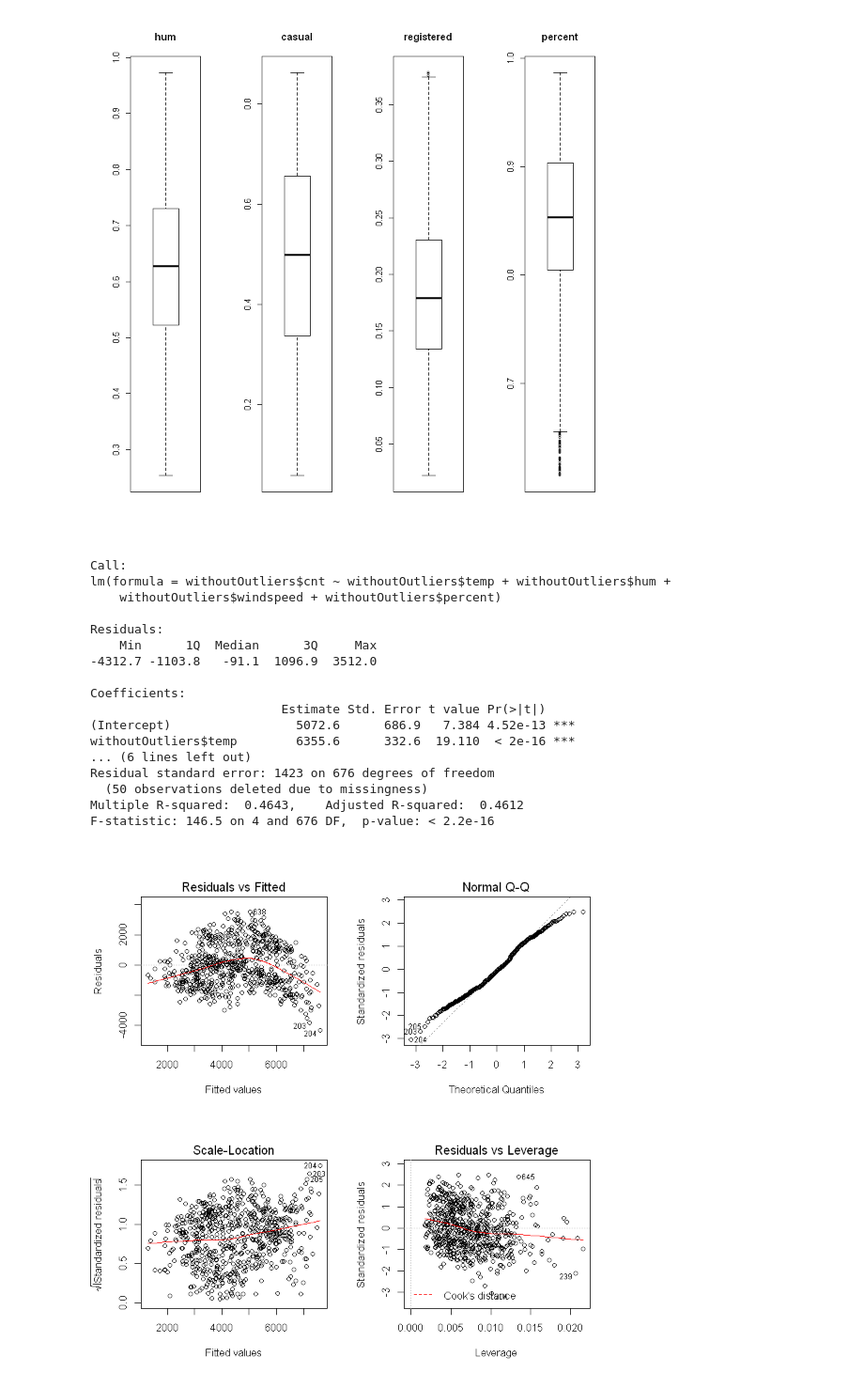
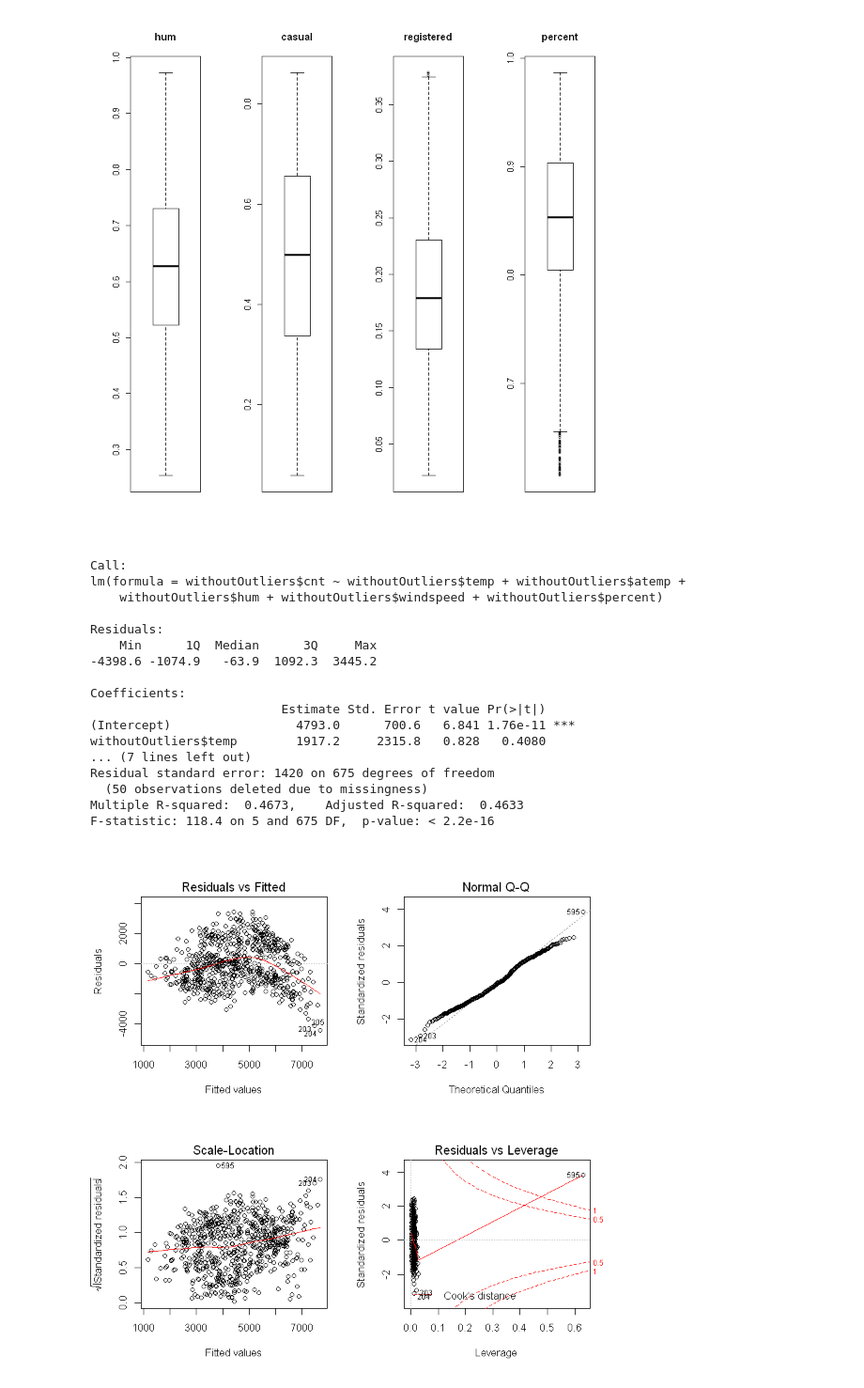
Before and after one commit to durden2/regression_models_pk, a Jupyter notebook: Tworczosc.ipynb, the cells around one changed output. Shown at 94% size. Saved outputs shown, nothing was run; the diff lists cells and outputs as text; code cells hidden in the pictures.

Commit message:
Adding backward and forward method. + atemp variable added to the model

```diff
--- a/Tworczosc.ipynb
+++ b/Tworczosc.ipynb
@@ -2,7 +2,7 @@
 ## Normalizacja
 # %%
 data = read.csv("day.csv")
-keeps <- c("temp",  "hum", "windspeed", "cnt")
+keeps <- c("temp","atemp",  "hum", "windspeed", "cnt")
 df = data[keeps]
 head(df)
 # %% [output]
@@ -127,6 +125,7 @@ remove_outliers <- function(x, na.rm = TRUE, ...) {
 withoutOutliers <- data.frame(
     'hum' = remove_outliers(data_p$hum),
     'temp' = remove_outliers(data_p$temp),
+    'atemp' = remove_outliers(data_p$atemp),
     'windspeed' = remove_outliers(data_p$windspeed),
     'percent' = remove_outliers(data_p$percent),
     'cnt' = data_p$cnt)
@@ -149,26 +148,26 @@ boxplot(withoutOutliers$percent, main="percent")
 # %% [output]
 [figure]
 # %%
-model3 <- lm(withoutOutliers$cnt~withoutOutliers$temp + withoutOutliers$hum + withoutOutliers$windspeed + withoutOutliers$percent)
+model3 <- lm(withoutOutliers$cnt~withoutOutliers$temp + withoutOutliers$atemp + withoutOutliers$hum + withoutOutliers$windspeed + withoutOutliers$percent)
 summary(model3)
 par(mfrow=c(2, 2))
 plot(model3)
 # %% [output]
 Call:
-lm(formula = withoutOutliers$cnt ~ withoutOutliers$temp + withoutOutliers$hum +
-    withoutOutliers$windspeed + withoutOutliers$percent)
+lm(formula = withoutOutliers$cnt ~ withoutOutliers$temp + withoutOutliers$atemp +
+    withoutOutliers$hum + withoutOutliers$windspeed + withoutOutliers$percent)
 
 Residuals:
     Min      1Q  Median      3Q     Max
--4312.7 -1103.8   -91.1  1096.9  3512.0
+-4398.6 -1074.9   -63.9  1092.3  3445.2
 
 Coefficients:
                           Estimate Std. Error t value Pr(>|t|)
-(Intercept)                 5072.6      686.9   7.384 4.52e-13 ***
-withoutOutliers$temp        6355.6      332.6  19.110  < 2e-16 ***
-... (6 lines left out)
-Residual standard error: 1423 on 676 degrees of freedom
+(Intercept)                 4793.0      700.6   6.841 1.76e-11 ***
+withoutOutliers$temp        1917.2     2315.8   0.828   0.4080
+... (7 lines left out)
+Residual standard error: 1420 on 675 degrees of freedom
   (50 observations deleted due to missingness)
-Multiple R-squared:  0.4643,    Adjusted R-squared:  0.4612
-F-statistic: 146.5 on 4 and 676 DF,  p-value: < 2.2e-16
+Multiple R-squared:  0.4673,    Adjusted R-squared:  0.4633
+F-statistic: 118.4 on 5 and 675 DF,  p-value: < 2.2e-16
-[figure, old version]
+[figure, new version]
```
Also changed, not shown: parts of 12 cells of this notebook.
